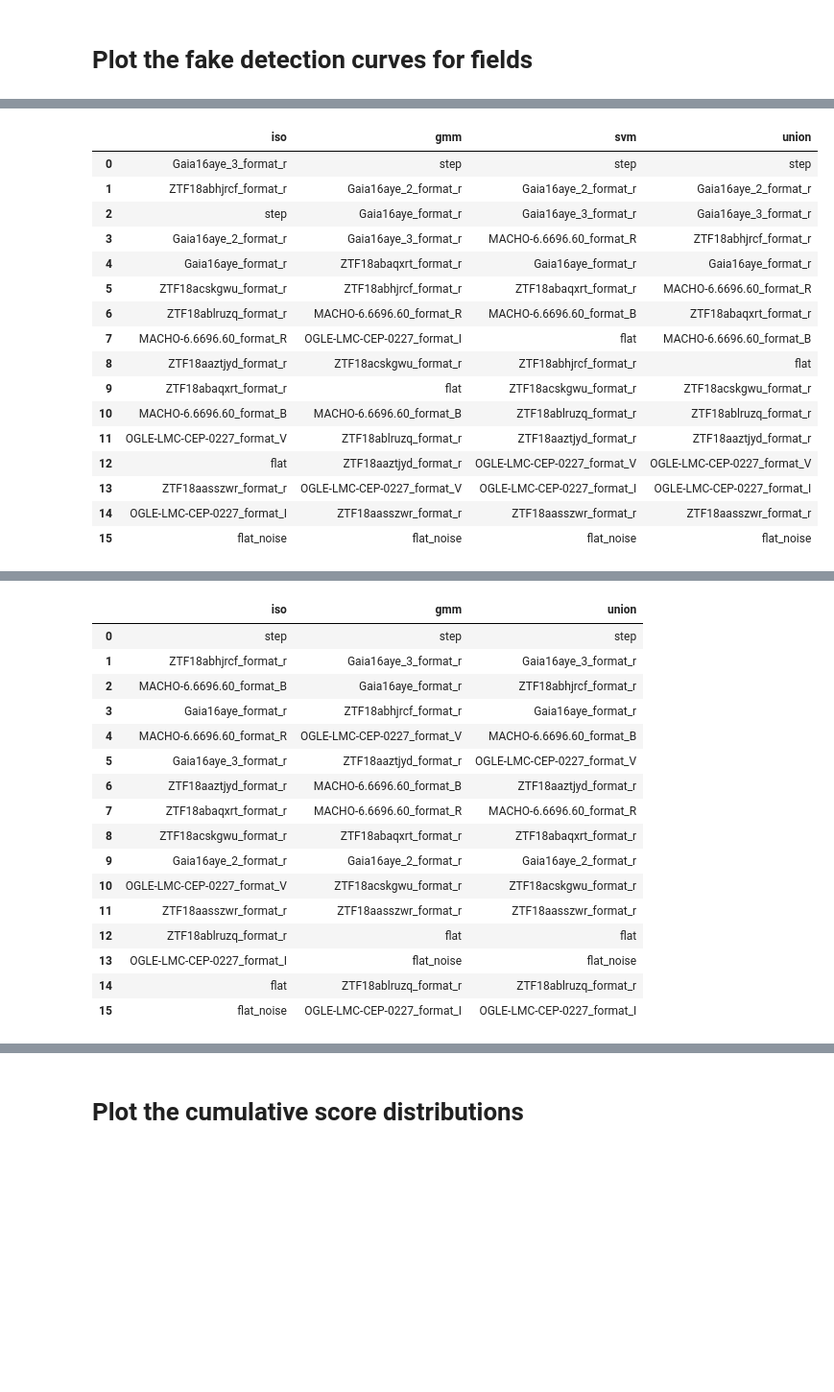
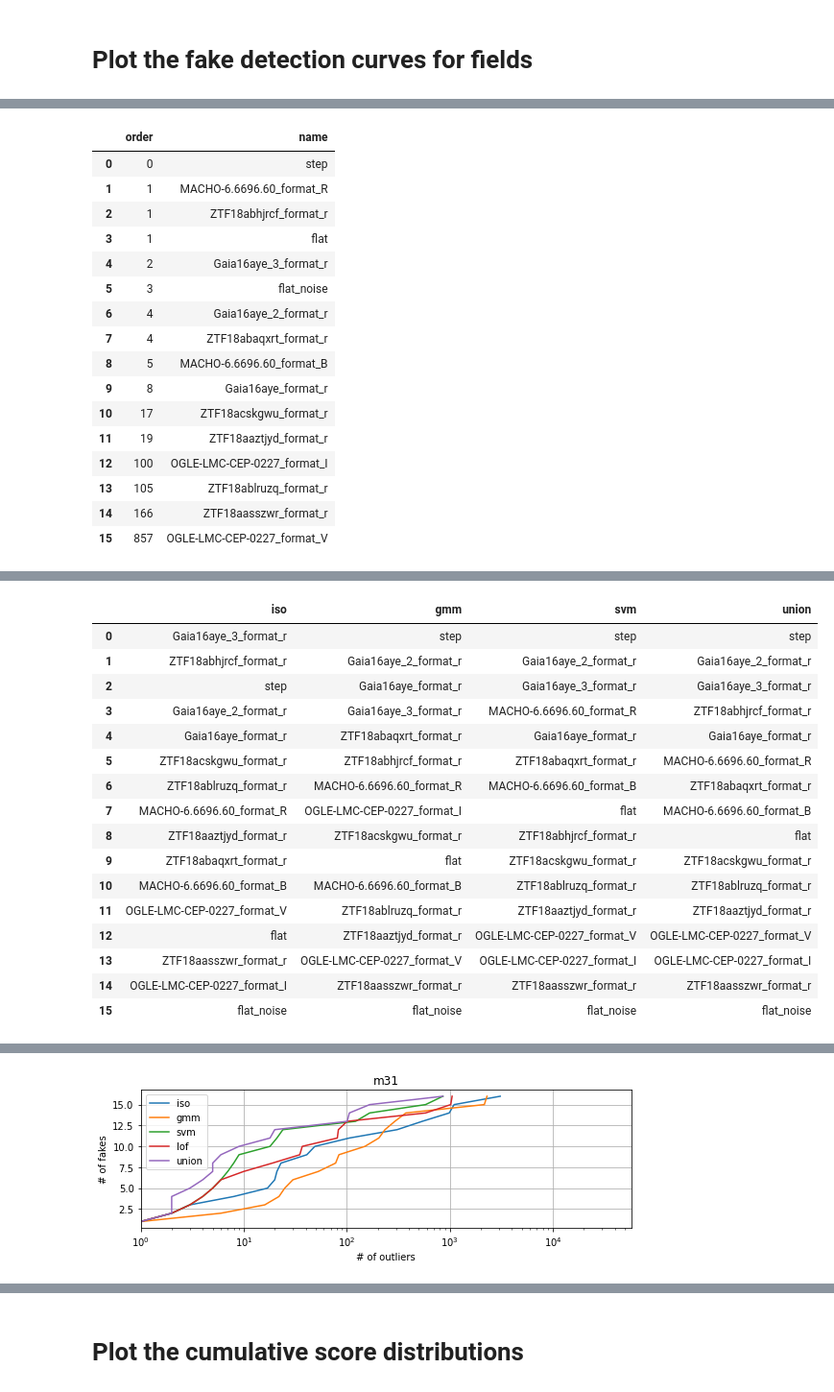
Before and after one commit to snad-space/zwad, a Jupyter notebook: notebooks/fakes_and_scores.ipynb, the cells around one changed output, grey strips where cells are left out. Shown at 96% size. Saved outputs shown, nothing was run; the diff lists cells and outputs as text; code cells hidden in the pictures; blank space fills up the shorter version.

Commit message:
Print fake order

```diff
--- a/notebooks/fakes_and_scores.ipynb
+++ b/notebooks/fakes_and_scores.ipynb
@@ -352,4 +282,6 @@ for field in algos_for_fields.keys():
     ax.grid()
     fig.tight_layout()
     display(pd.DataFrame({k: v['name'] for k, v in fake_tables.items()}))
+    display(fake_tables['union'])
+    plt.savefig('../figs/fakes/{}_fakes.pdf'.format(field))
 # %% [output]
@@ -377,17 +305,17 @@ for field in algos_for_fields.keys():
-|  | iso | gmm | svm | union |
-| 0 | Gaia16aye_3_format_r | step | step | step |
-| 1 | ZTF18abhjrcf_format_r | Gaia16aye_2_format_r | Gaia16aye_2_format_r | Gaia16aye_2_format_r |
-| 2 | step | Gaia16aye_format_r | Gaia16aye_3_format_r | Gaia16aye_3_format_r |
-| 3 | Gaia16aye_2_format_r | Gaia16aye_3_format_r | MACHO-6.6696.60_format_R | ZTF18abhjrcf_format_r |
-| 4 | Gaia16aye_format_r | ZTF18abaqxrt_format_r | Gaia16aye_format_r | Gaia16aye_format_r |
-| 5 | ZTF18acskgwu_format_r | ZTF18abhjrcf_format_r | ZTF18abaqxrt_format_r | MACHO-6.6696.60_format_R |
-| 6 | ZTF18ablruzq_format_r | MACHO-6.6696.60_format_R | MACHO-6.6696.60_format_B | ZTF18abaqxrt_format_r |
-| 7 | MACHO-6.6696.60_format_R | OGLE-LMC-CEP-0227_format_I | flat | MACHO-6.6696.60_format_B |
-| 8 | ZTF18aaztjyd_format_r | ZTF18acskgwu_format_r | ZTF18abhjrcf_format_r | flat |
-| 9 | ZTF18abaqxrt_format_r | flat | ZTF18acskgwu_format_r | ZTF18acskgwu_format_r |
-| 10 | MACHO-6.6696.60_format_B | MACHO-6.6696.60_format_B | ZTF18ablruzq_format_r | ZTF18ablruzq_format_r |
-| 11 | OGLE-LMC-CEP-0227_format_V | ZTF18ablruzq_format_r | ZTF18aaztjyd_format_r | ZTF18aaztjyd_format_r |
-| 12 | flat | ZTF18aaztjyd_format_r | OGLE-LMC-CEP-0227_format_V | OGLE-LMC-CEP-0227_format_V |
-| 13 | ZTF18aasszwr_format_r | OGLE-LMC-CEP-0227_format_V | OGLE-LMC-CEP-0227_format_I | OGLE-LMC-CEP-0227_format_I |
-| 14 | OGLE-LMC-CEP-0227_format_I | ZTF18aasszwr_format_r | ZTF18aasszwr_format_r | ZTF18aasszwr_format_r |
-| 15 | flat_noise | flat_noise | flat_noise | flat_noise |
+|  | order | name |
+| 0 | 0 | step |
+| 1 | 1 | MACHO-6.6696.60_format_R |
+| 2 | 1 | ZTF18abhjrcf_format_r |
+| 3 | 1 | flat |
+| 4 | 2 | Gaia16aye_3_format_r |
+| 5 | 3 | flat_noise |
+| 6 | 4 | Gaia16aye_2_format_r |
+| 7 | 4 | ZTF18abaqxrt_format_r |
+| 8 | 5 | MACHO-6.6696.60_format_B |
+| 9 | 8 | Gaia16aye_format_r |
+| 10 | 17 | ZTF18acskgwu_format_r |
+| 11 | 19 | ZTF18aaztjyd_format_r |
+| 12 | 100 | OGLE-LMC-CEP-0227_format_I |
+| 13 | 105 | ZTF18ablruzq_format_r |
+| 14 | 166 | ZTF18aasszwr_format_r |
+| 15 | 857 | OGLE-LMC-CEP-0227_format_V |
@@ -396,17 +322,17 @@ for field in algos_for_fields.keys():
-|  | iso | gmm | union |
-| 0 | step | step | step |
-| 1 | ZTF18abhjrcf_format_r | Gaia16aye_3_format_r | Gaia16aye_3_format_r |
-| 2 | MACHO-6.6696.60_format_B | Gaia16aye_format_r | ZTF18abhjrcf_format_r |
-| 3 | Gaia16aye_format_r | ZTF18abhjrcf_format_r | Gaia16aye_format_r |
-| 4 | MACHO-6.6696.60_format_R | OGLE-LMC-CEP-0227_format_V | MACHO-6.6696.60_format_B |
-| 5 | Gaia16aye_3_format_r | ZTF18aaztjyd_format_r | OGLE-LMC-CEP-0227_format_V |
-| 6 | ZTF18aaztjyd_format_r | MACHO-6.6696.60_format_B | ZTF18aaztjyd_format_r |
-| 7 | ZTF18abaqxrt_format_r | MACHO-6.6696.60_format_R | MACHO-6.6696.60_format_R |
-| 8 | ZTF18acskgwu_format_r | ZTF18abaqxrt_format_r | ZTF18abaqxrt_format_r |
-| 9 | Gaia16aye_2_format_r | Gaia16aye_2_format_r | Gaia16aye_2_format_r |
-| 10 | OGLE-LMC-CEP-0227_format_V | ZTF18acskgwu_format_r | ZTF18acskgwu_format_r |
-| 11 | ZTF18aasszwr_format_r | ZTF18aasszwr_format_r | ZTF18aasszwr_format_r |
-| 12 | ZTF18ablruzq_format_r | flat | flat |
-| 13 | OGLE-LMC-CEP-0227_format_I | flat_noise | flat_noise |
-| 14 | flat | ZTF18ablruzq_format_r | ZTF18ablruzq_format_r |
-| 15 | flat_noise | OGLE-LMC-CEP-0227_format_I | OGLE-LMC-CEP-0227_format_I |
+|  | iso | gmm | svm | union |
+| 0 | Gaia16aye_3_format_r | step | step | step |
+| 1 | ZTF18abhjrcf_format_r | Gaia16aye_2_format_r | Gaia16aye_2_format_r | Gaia16aye_2_format_r |
+| 2 | step | Gaia16aye_format_r | Gaia16aye_3_format_r | Gaia16aye_3_format_r |
+| 3 | Gaia16aye_2_format_r | Gaia16aye_3_format_r | MACHO-6.6696.60_format_R | ZTF18abhjrcf_format_r |
+| 4 | Gaia16aye_format_r | ZTF18abaqxrt_format_r | Gaia16aye_format_r | Gaia16aye_format_r |
+| 5 | ZTF18acskgwu_format_r | ZTF18abhjrcf_format_r | ZTF18abaqxrt_format_r | MACHO-6.6696.60_format_R |
+| 6 | ZTF18ablruzq_format_r | MACHO-6.6696.60_format_R | MACHO-6.6696.60_format_B | ZTF18abaqxrt_format_r |
+| 7 | MACHO-6.6696.60_format_R | OGLE-LMC-CEP-0227_format_I | flat | MACHO-6.6696.60_format_B |
+| 8 | ZTF18aaztjyd_format_r | ZTF18acskgwu_format_r | ZTF18abhjrcf_format_r | flat |
+| 9 | ZTF18abaqxrt_format_r | flat | ZTF18acskgwu_format_r | ZTF18acskgwu_format_r |
+| 10 | MACHO-6.6696.60_format_B | MACHO-6.6696.60_format_B | ZTF18ablruzq_format_r | ZTF18ablruzq_format_r |
+| 11 | OGLE-LMC-CEP-0227_format_V | ZTF18ablruzq_format_r | ZTF18aaztjyd_format_r | ZTF18aaztjyd_format_r |
+| 12 | flat | ZTF18aaztjyd_format_r | OGLE-LMC-CEP-0227_format_V | OGLE-LMC-CEP-0227_format_V |
+| 13 | ZTF18aasszwr_format_r | OGLE-LMC-CEP-0227_format_V | OGLE-LMC-CEP-0227_format_I | OGLE-LMC-CEP-0227_format_I |
+| 14 | OGLE-LMC-CEP-0227_format_I | ZTF18aasszwr_format_r | ZTF18aasszwr_format_r | ZTF18aasszwr_format_r |
+| 15 | flat_noise | flat_noise | flat_noise | flat_noise |
@@ -412,0 +390 @@ for field in algos_for_fields.keys():
+[figure, added]
```
Also changed, not shown: parts of 6 cells of this notebook.
